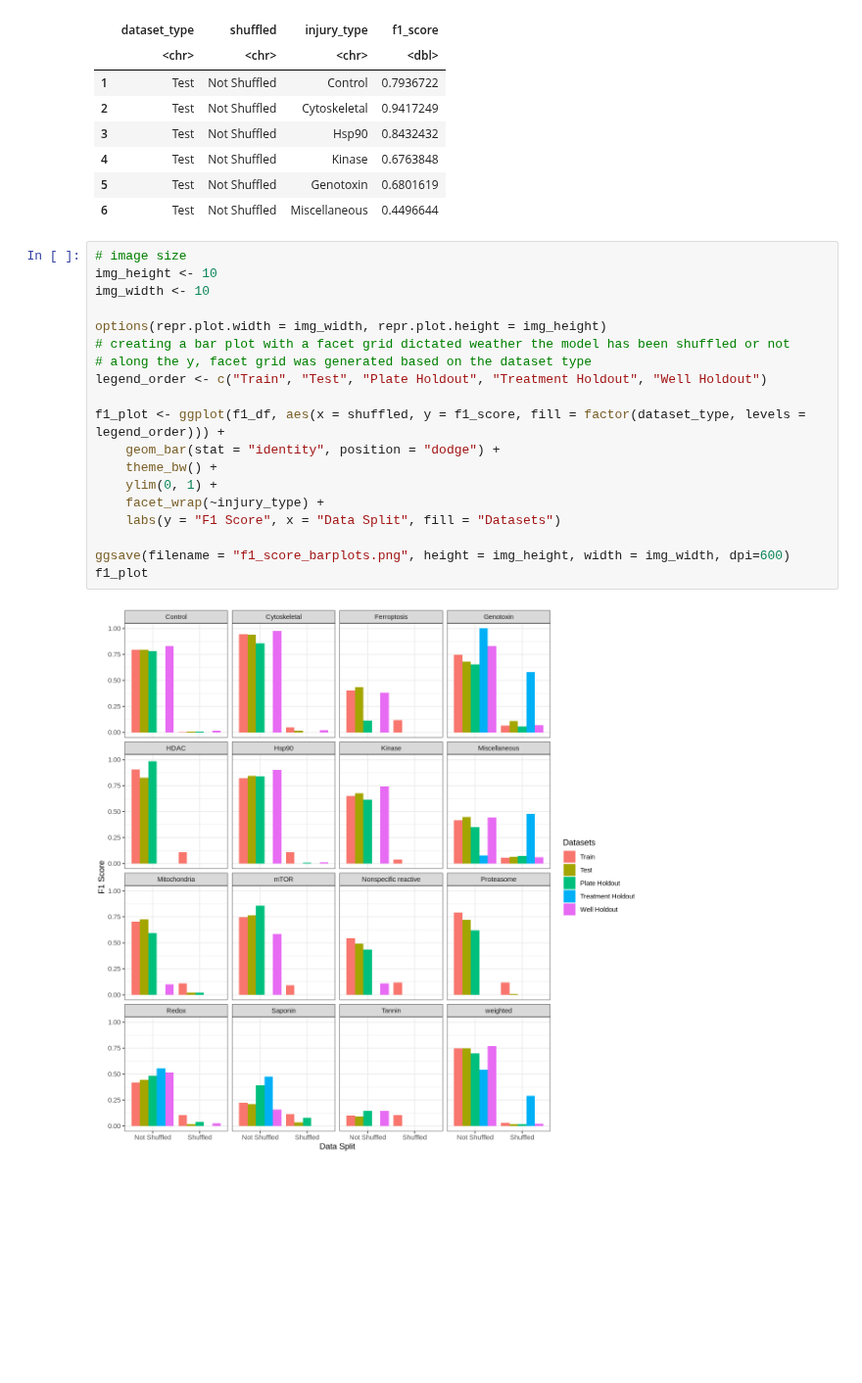
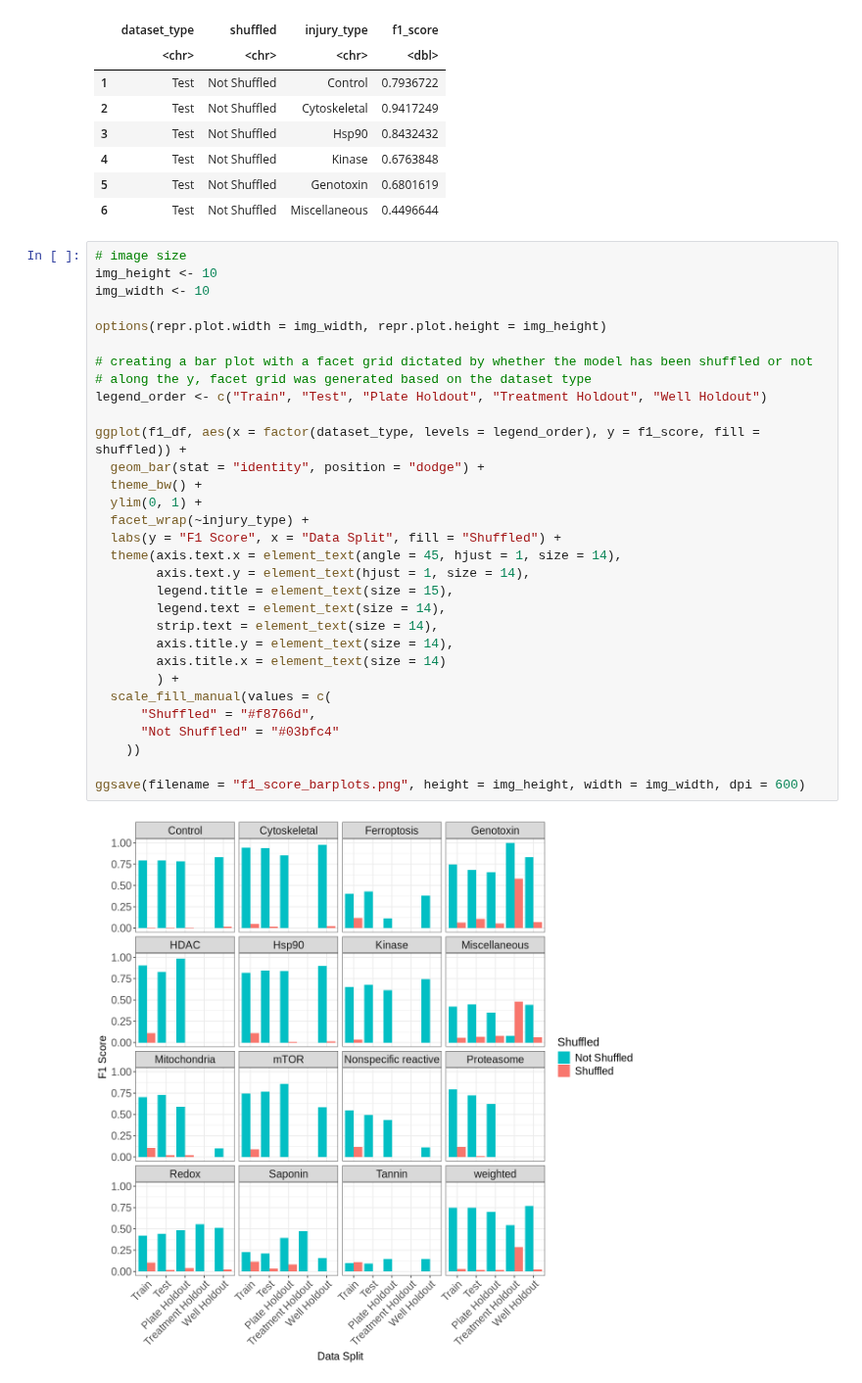
Before and after one commit to WayScience/Cytotoxic-Nuisance-Metadata-Analysis, a Jupyter notebook: notebooks/4.visualization/f1_score_plot/f1_score_plot.ipynb, the cells around one changed output. Shown at 98% size. Saved outputs shown, nothing was run; the diff lists cells and outputs as text; blank space fills up the shorter version.

Commit message:
updated f1 plot

```diff
--- a/notebooks/4.visualization/f1_score_plot/f1_score_plot.ipynb
+++ b/notebooks/4.visualization/f1_score_plot/f1_score_plot.ipynb
@@ -28,21 +28,33 @@ A data.frame: 6 × 4
 # %%
 # image size
 img_height <- 10
 img_width <- 10
 
 options(repr.plot.width = img_width, repr.plot.height = img_height)
-# creating a bar plot with a facet grid dictated weather the model has been shuffled or not
+
+# creating a bar plot with a facet grid dictated by whether the model has been shuffled or not
 # along the y, facet grid was generated based on the dataset type
 legend_order <- c("Train", "Test", "Plate Holdout", "Treatment Holdout", "Well Holdout")
 
-f1_plot <- ggplot(f1_df, aes(x = shuffled, y = f1_score, fill = factor(dataset_type, levels = legend_order))) +
-    geom_bar(stat = "identity", position = "dodge") +
-    theme_bw() +
-    ylim(0, 1) +
-    facet_wrap(~injury_type) +
-    labs(y = "F1 Score", x = "Data Split", fill = "Datasets")
+ggplot(f1_df, aes(x = factor(dataset_type, levels = legend_order), y = f1_score, fill = shuffled)) +
+  geom_bar(stat = "identity", position = "dodge") +
+  theme_bw() +
+  ylim(0, 1) +
+  facet_wrap(~injury_type) +
+  labs(y = "F1 Score", x = "Data Split", fill = "Shuffled") +
+  theme(axis.text.x = element_text(angle = 45, hjust = 1, size = 14),
+        axis.text.y = element_text(hjust = 1, size = 14),
+        legend.title = element_text(size = 15),
+        legend.text = element_text(size = 14),
+        strip.text = element_text(size = 14),
+        axis.title.y = element_text(size = 14),
+        axis.title.x = element_text(size = 14)
+        ) +
+  scale_fill_manual(values = c(
+      "Shuffled" = "#f8766d",
+      "Not Shuffled" = "#03bfc4"
+    ))
 
-ggsave(filename = "f1_score_barplots.png", height = img_height, width = img_width, dpi=600)
-f1_plot
+ggsave(filename = "f1_score_barplots.png", height = img_height, width = img_width, dpi = 600)
 # %% [output]
-[figure, old version]
+[figure, new version]
```
Also changed, not shown: parts of 1 cell of this notebook, 2 other files.
